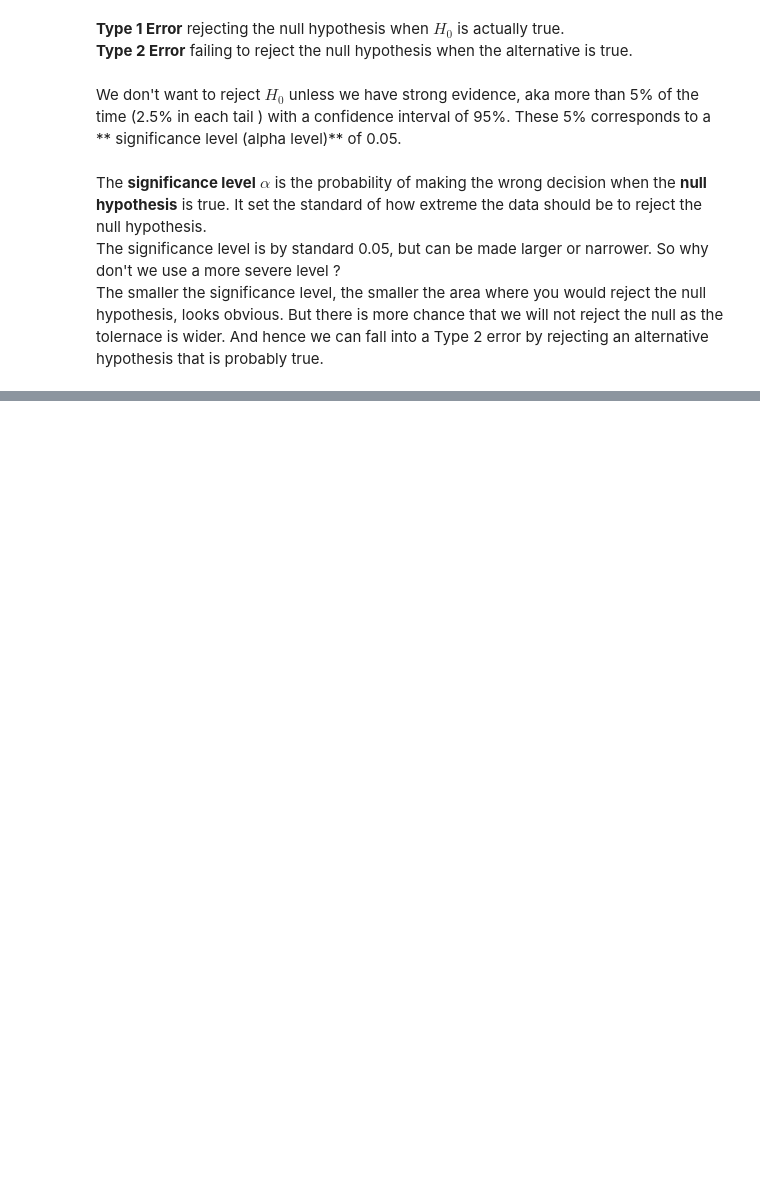
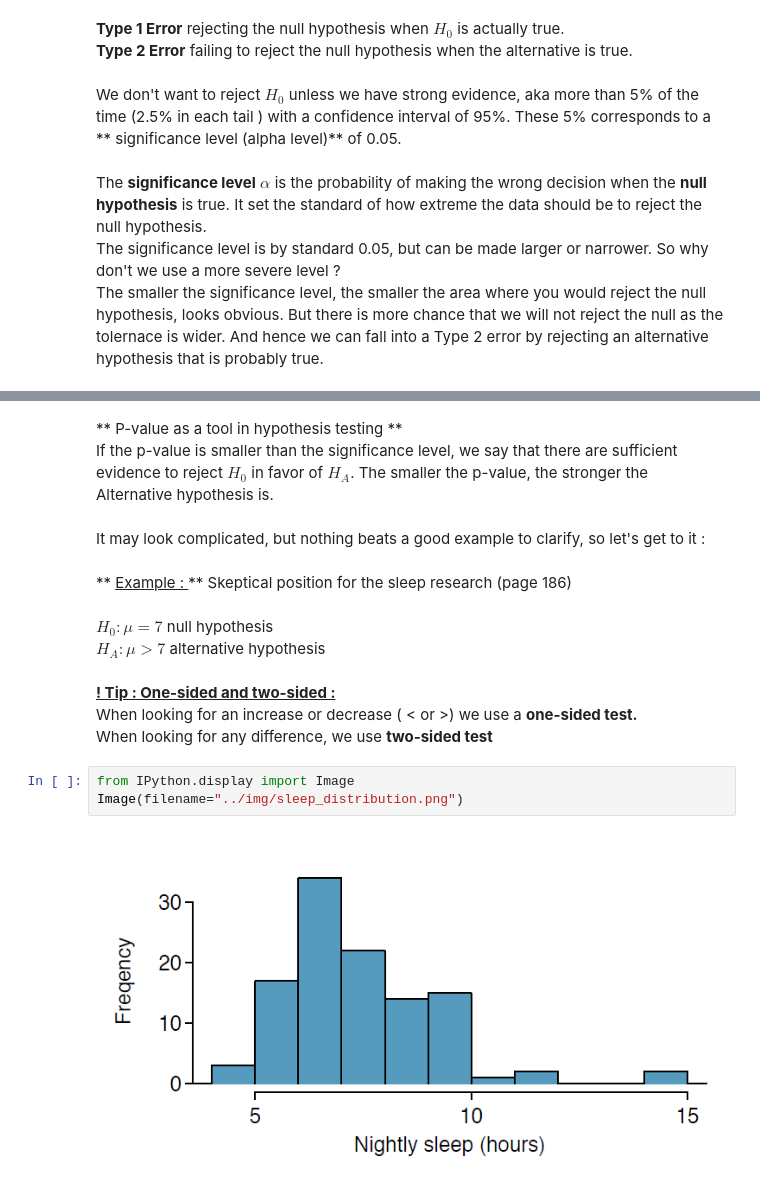
Before and after one commit to chikoungoun/OpenIntro, a Jupyter notebook: Chapter 4/Chap4_Foundations_for_Inference.ipynb, the cells around one changed output, grey strips where cells are left out. Cells and saved outputs as stored; diff of their text form; blank space fills up the shorter version.

Commit message:
4.3.4 Formal testing using p-value

```diff
--- a/Chapter 4/Chap4_Foundations_for_Inference.ipynb
+++ b/Chapter 4/Chap4_Foundations_for_Inference.ipynb
@@ -501,0 +512,23 @@ The smaller the significance level, the smaller the area where you would reject
+# %% [markdown]
+** P-value as a tool in hypothesis testing **
+<br/>
+If the p-value is smaller than the significance level, we say that there are sufficient evidence to reject $H_0$ in favor of $H_A$. The smaller the p-value, the stronger the Alternative hypothesis is.
+# %% [markdown]
+It may look complicated, but nothing beats a good example to clarify, so let's get to it :
+# %% [markdown]
+** <u>Example : </u>** Skeptical position for the sleep research (page 186)
+# %% [markdown]
+$H_0 : \mu =7$  null hypothesis
+<br/>
+$H_A : \mu  >7$ alternative hypothesis
+# %% [markdown]
+**<u>! Tip : One-sided and two-sided : </u>**
+<br/>
+When looking for an increase or decrease ( < or >) we use a **one-sided test.**
+<br/>
+When looking for any difference, we use **two-sided test**
+# %%
+from IPython.display import Image
+Image(filename="../img/sleep_distribution.png")
+# %% [output]
+[figure, added]
```
Also changed, not shown: parts of 10 cells of this notebook.
